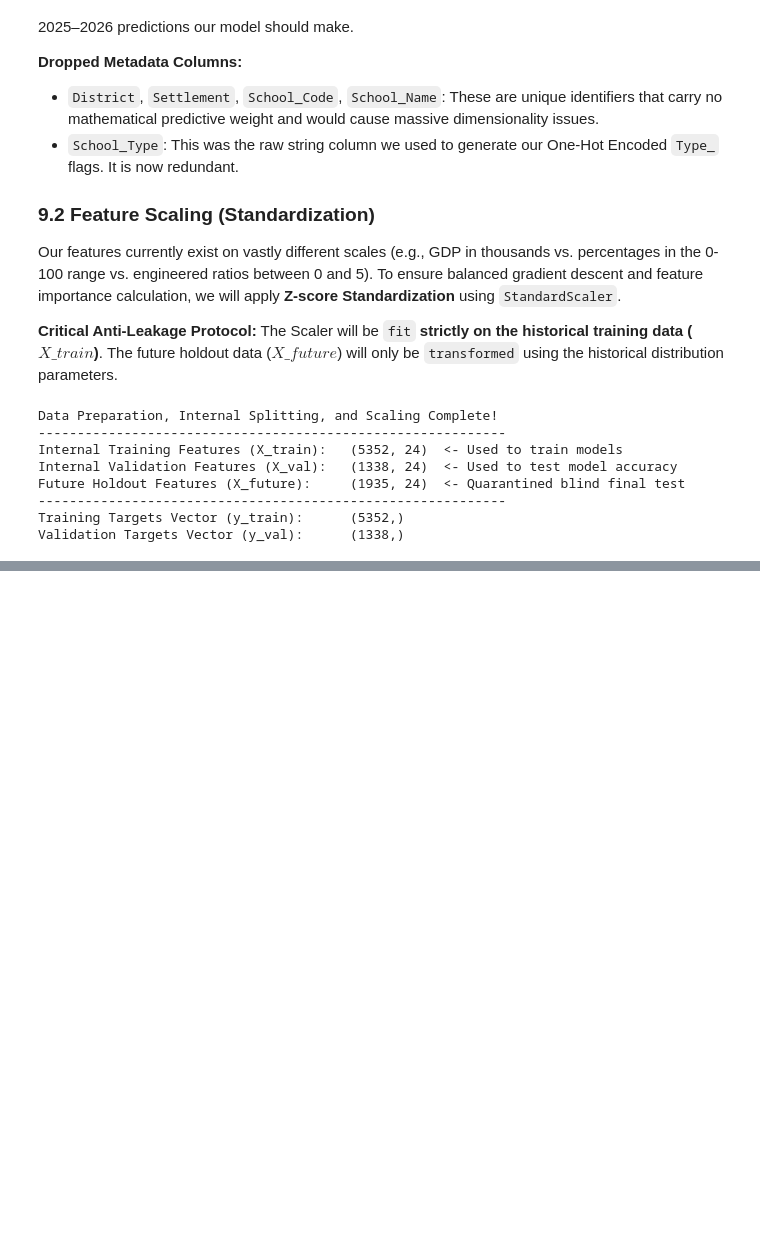
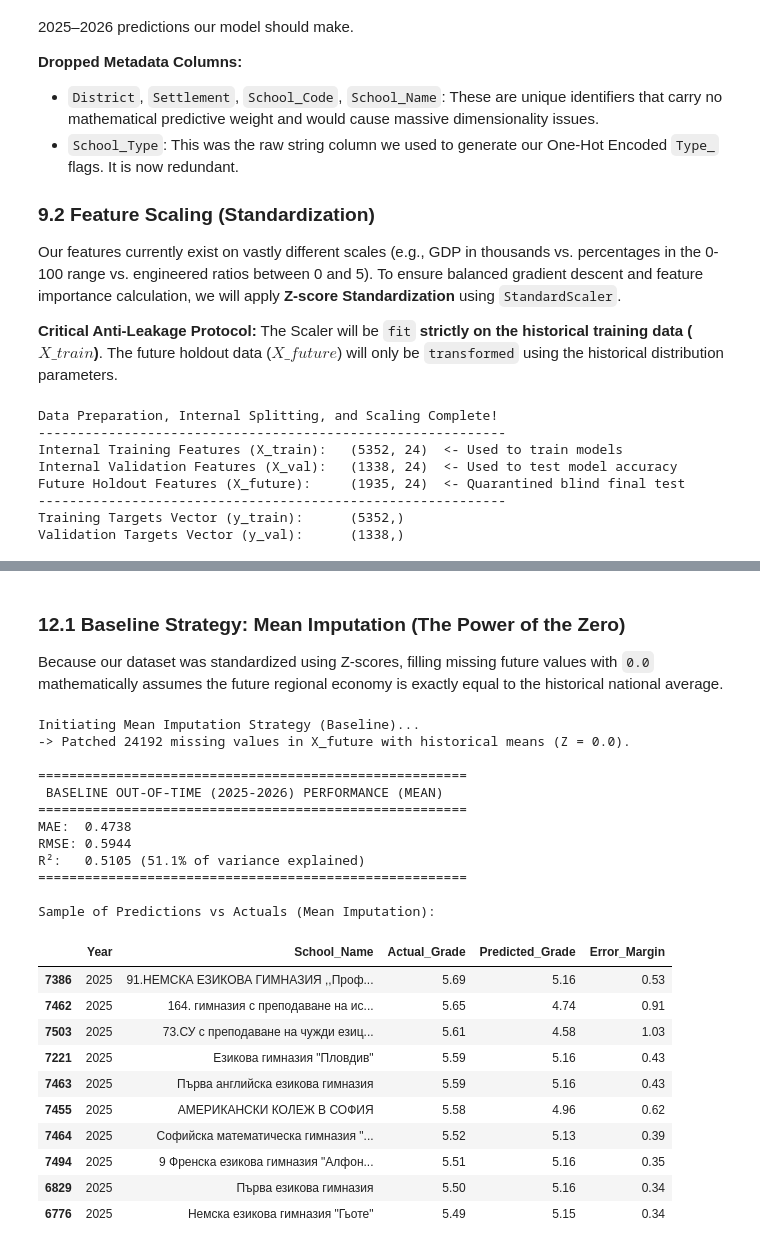
Before and after one commit to Nalyan-Beytula/Machine-Learning, a Jupyter notebook: predicting_dzi_grades_ml.ipynb, the cells around one changed output, grey strips where cells are left out. Drawn from its saved outputs; the diff is of its cells as text; code cells hidden in the pictures; blank space fills up the shorter version.

```diff
--- a/predicting_dzi_grades_ml.ipynb
+++ b/predicting_dzi_grades_ml.ipynb
@@ -733,0 +885,68 @@ Validation Targets Vector (y_val):      (1338,)
+# %% [markdown]
+### 12.1 Baseline Strategy: Mean Imputation (The Power of the Zero)
+Because our dataset was standardized using Z-scores, filling missing future values with `0.0` mathematically assumes the future regional economy is exactly equal to the historical national average.
+# %%
+print("Initiating Mean Imputation Strategy (Baseline)...")
+
+# 1. Impute missing scaled values with 0.0 (the historical mean Z-score)
+nan_count = X_future.isna().sum().sum()
+X_future_patched = X_future.fillna(0.0)
+print(f"-> Patched {nan_count} missing values in X_future with historical means (Z = 0.0).\n")
+
+# 2. Generate predictions for the holdout set
+baseline_predictions = gb_model.predict(X_future_patched)
+
+# Ensure we isolate the actual target values for the future data
+y_future_baseline = future_data['BEL_Grade']
+
+# 3. Calculate Final Evaluation Metrics
+mae_baseline = mean_absolute_error(y_future_baseline, baseline_predictions)
+rmse_baseline = np.sqrt(mean_squared_error(y_future_baseline, baseline_predictions))
+r2_baseline = r2_score(y_future_baseline, baseline_predictions)
+
+# Display the final exam scores for the model
+print("=" * 55)
+print(" BASELINE OUT-OF-TIME (2025-2026) PERFORMANCE (MEAN)")
+print("=" * 55)
+print(f"MAE:  {mae_baseline:.4f}")
+print(f"RMSE: {rmse_baseline:.4f}")
+print(f"R²:   {r2_baseline:.4f} ({(r2_baseline*100):.1f}% of variance explained)")
+print("=" * 55 + "\n")
+
+# 4. Create a clean results table (Unified format, absolutely no 'df' naming!)
+forecast_table_baseline = future_data[['Year', 'School_Name']].copy()
+
+# Attach Actuals, Predictions, and the explicit Error Margin
+forecast_table_baseline['Actual_Grade'] = y_future_baseline.values
+forecast_table_baseline['Predicted_Grade'] = np.round(baseline_predictions, 2)
+forecast_table_baseline['Error_Margin'] = np.round(np.abs(forecast_table_baseline['Actual_Grade'] - forecast_table_baseline['Predicted_Grade']), 2)
+
+# 5. Sort the table to review the top-performing schools
+forecast_table_baseline = forecast_table_baseline.sort_values(by=['Year', 'Actual_Grade'], ascending=[True, False])
+
+print("Sample of Predictions vs Actuals (Mean Imputation):")
+display(forecast_table_baseline.head(10))
+# %% [output]
+Initiating Mean Imputation Strategy (Baseline)...
+-> Patched 24192 missing values in X_future with historical means (Z = 0.0).
+
+=======================================================
+ BASELINE OUT-OF-TIME (2025-2026) PERFORMANCE (MEAN)
+=======================================================
+MAE:  0.4738
+RMSE: 0.5944
+R²:   0.5105 (51.1% of variance explained)
+=======================================================
+
+Sample of Predictions vs Actuals (Mean Imputation):
+|  | Year | School_Name | Actual_Grade | Predicted_Grade | Error_Margin |
+| 7386 | 2025 | 91.НЕМСКА ЕЗИКОВА ГИМНАЗИЯ ,,Проф... | 5.69 | 5.16 | 0.53 |
+| 7462 | 2025 | 164. гимназия с преподаване на ис... | 5.65 | 4.74 | 0.91 |
+| 7503 | 2025 | 73.СУ с преподаване на чужди езиц... | 5.61 | 4.58 | 1.03 |
+| 7221 | 2025 | Езикова гимназия "Пловдив" | 5.59 | 5.16 | 0.43 |
+| 7463 | 2025 | Първа английска езикова гимназия | 5.59 | 5.16 | 0.43 |
+| 7455 | 2025 | АМЕРИКАНСКИ КОЛЕЖ В СОФИЯ | 5.58 | 4.96 | 0.62 |
+| 7464 | 2025 | Софийска математическа гимназия "... | 5.52 | 5.13 | 0.39 |
+| 7494 | 2025 | 9 Френска езикова гимназия "Алфон... | 5.51 | 5.16 | 0.35 |
+| 6829 | 2025 | Първа езикова гимназия | 5.50 | 5.16 | 0.34 |
+| 6776 | 2025 | Немска езикова гимназия "Гьоте" | 5.49 | 5.15 | 0.34 |
```
Also changed, not shown: parts of 23 cells of this notebook.
